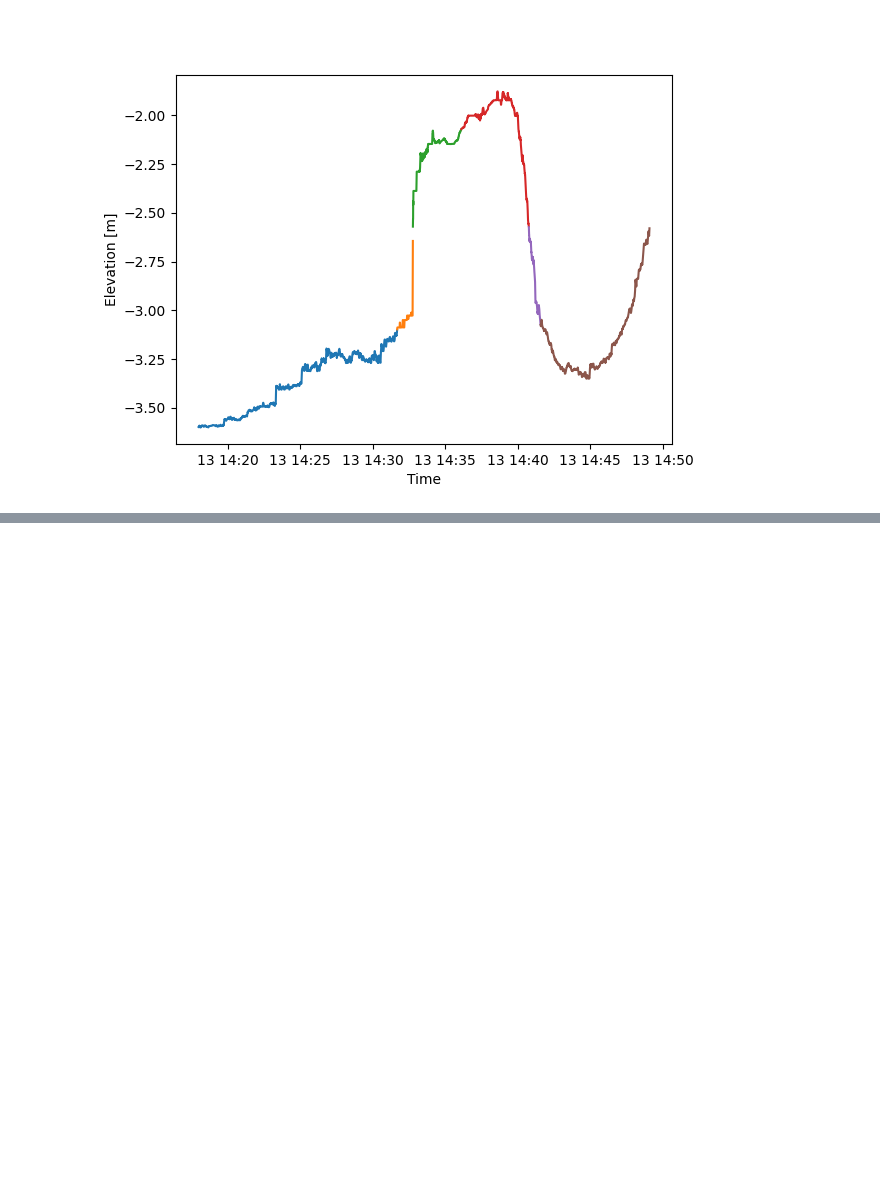
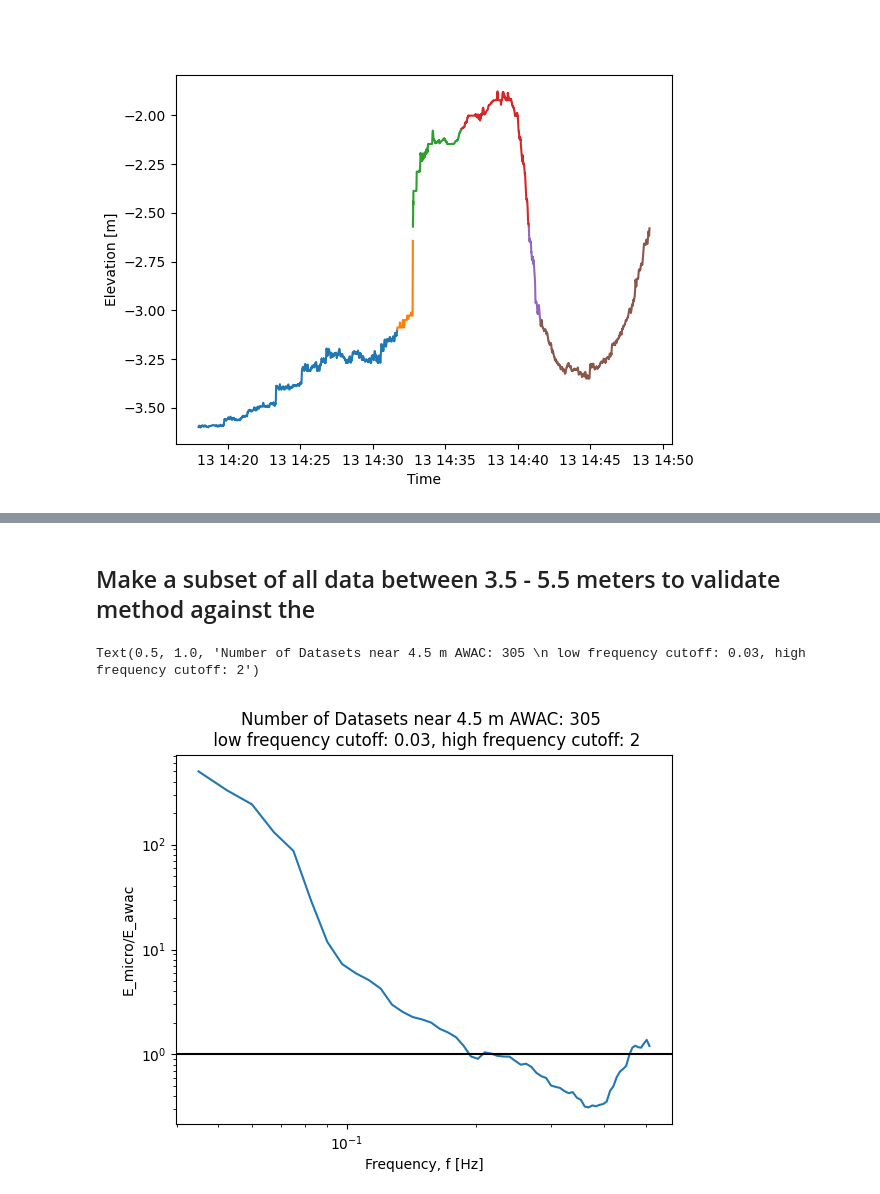
Before and after one commit to SASlabgroup/DUNEXMainExp, a Jupyter notebook: analysis/elevationEstimates.ipynb, the cells around one changed output, grey strips where cells are left out. Drawn from its saved outputs; the diff is of its cells as text; code cells hidden in the pictures; blank space fills up the shorter version.

Commit message:
created subset of data to compare with 4.5 m AWAC to validate the method

```diff
--- a/analysis/elevationEstimates.ipynb
+++ b/analysis/elevationEstimates.ipynb
@@ -1117,0 +1108,2 @@ Text(0, 0.5, 'Gamma')
+# %% [markdown]
+<h2>Make a subset of all data between 3.5 - 5.5 meters to validate method against the </h2>
@@ -1117,0 +1149,22 @@ Text(0, 0.5, 'Gamma')
+# %%
+# Make a near AWAC structure
+class nearAWACData:
+    def __init__(self, t, a_z, w, z, f, E, bathy_along_track, mission, microSWIFT_num, f_awac, E_awac, E_ratio):
+        '''
+        @ ejrainville
+
+        Initialize a data strucuture to store the data from each microSWIFT near the AWAC
+        '''
+        # Set all the input variables as variables in the structure
+        self.t = t
+        self.a_z = a_z
+        self.w = w
+        self.z = z
+        self.f = f
+        self.E = E
+        self.bathy_along_track = bathy_along_track
+        self.mission = mission
+        self.microSWIFT_num = microSWIFT_num
+        self.f_awac = f_awac
+        self.E_awac = E_awac
+        self.E_ratio = E_ratio
@@ -1117,0 +1238,17 @@ Text(0, 0.5, 'Gamma')
+# %%
+# Average the spectral ratios
+E_ratio_avg = nearAWAC_list[0].E_ratio
+for n in np.arange(len(nearAWAC_list)):
+    E_ratio_avg += nearAWAC_list[n].E_ratio
+E_ratio_avg /= len(nearAWAC_list)
+
+# Plot the Average Spectral ratio
+fig_ratio, ax = plt.subplots()
+ax.loglog(nearAWAC_list[0].f, E_ratio_avg)
+ax.axhline(y=1, color='k')
+ax.set_xlabel('Frequency, f [Hz]')
+ax.set_ylabel('E_micro/E_awac')
+ax.set_title('Number of Datasets near 4.5 m AWAC: {0} \n low frequency cutoff: {1}, high frequency cutoff: {2}'.format(len(nearAWAC_list), 0.03, 2 ))
+# %% [output]
+Text(0.5, 1.0, 'Number of Datasets near 4.5 m AWAC: 305 \n low frequency cutoff: 0.03, high frequency cutoff: 2')
+[figure, added]
```
Also changed, not shown: parts of 14 cells of this notebook.
